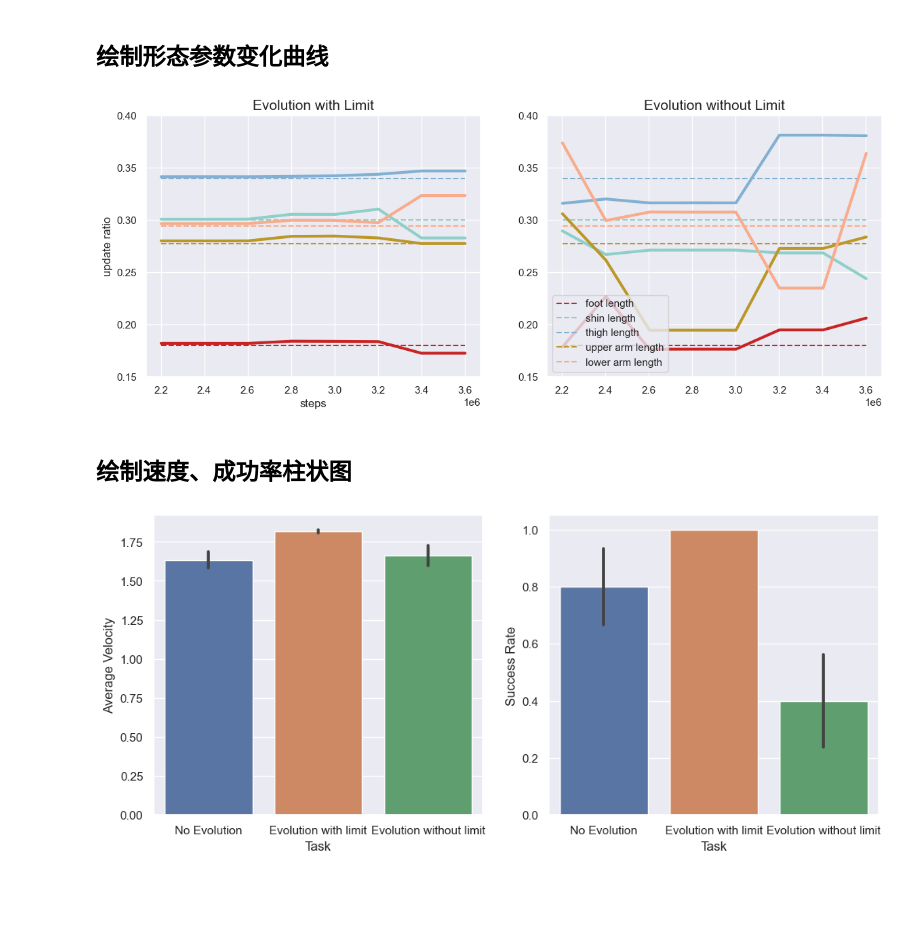
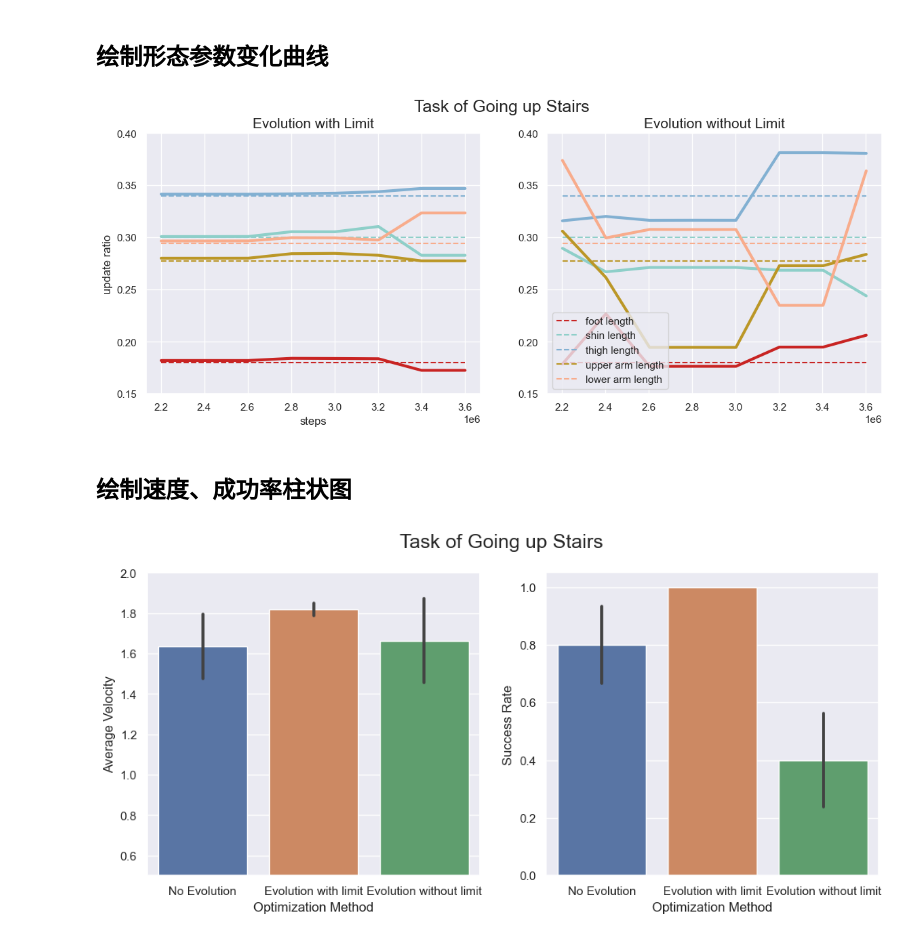
Before and after one commit to EASYMMMM/gym_RE, a Jupyter notebook: drawer.ipynb, the cells around one changed output. Saved outputs shown, nothing was run; the diff lists cells and outputs as text; code cells hidden in the pictures; blank space fills up the shorter version.

```diff
--- a/drawer.ipynb
+++ b/drawer.ipynb
@@ -300,7 +301,8 @@ evo_punish_steps = np.array(evo_punish_foot_data["Step"][:])
 #f2_rewards = np.array(no_postureR_reward_data["Value"][:])
 #f3_rewards = np.array(no_terrain_info_reward_data["Value"][:])
 
-plt.figure(1,figsize=(14, 5))
+f = plt.figure(1,figsize=(14, 5))
+f.suptitle('Task of Going up Stairs',fontsize=18)
 plt.subplot(1,2,1)
 
 linestyle=':'
@@ -333,49 +335,50 @@ f2_steps = np.array(no_postureR_eplen_data["Step"][:])
 f3_steps = np.array(no_terrain_info_eplen_data["Step"][:])
 f1_eplen = np.array(normal_eplen_data["Value"][:])
 f2_eplen = np.array(no_postureR_eplen_data["Value"][:])
 f3_eplen = np.array(no_terrain_info_eplen_data["Value"][:])
 '''
 evo_steps = np.array(evo_foot_data["Step"][:])
 plt.subplot(1,2,2)
 
 
 plt.plot(evo_punish_steps, foot_ori,linestyle='--',color='#C82423',linewidth = 1.5)
 plt.plot(evo_punish_steps, shin_ori,linestyle='--',color='#8ECFC9',linewidth = 1.5)
 plt.plot(evo_punish_steps, thigh_ori,linestyle='--',color='#82B0D2',linewidth = 1.5)
 plt.plot(evo_punish_steps, upper_arm_ori,linestyle='--',color='#BB9727',linewidth = 1.5)
 plt.plot(evo_punish_steps, lower_arm_ori,linestyle='--',color='#F8AC8C',linewidth = 1.5)
 
 
 plt.plot(evo_steps, evo_foot_data["Value"][:],color='#C82423',linewidth = 3)
 plt.plot(evo_steps, evo_shin_data["Value"][:],color='#8ECFC9',linewidth = 3)
 plt.plot(evo_steps, evo_thigh_data["Value"][:],color='#82B0D2',linewidth = 3)
 plt.plot(evo_steps, evo_upper_arm_data["Value"][:],color='#BB9727',linewidth = 3)
 plt.plot(evo_steps, evo_lower_arm_data["Value"][:],color='#F8AC8C',linewidth = 3)
 plt.ylim([0.15,0.40])
 #plt.legend(["foot length","shin length","thigh length", "upper arm length", "lower arm length"])
 plt.legend(["foot length","shin length","thigh length", "upper arm length", "lower arm length"],loc="lower left")
 plt.title("Evolution without Limit",fontsize=15)
 #plt.legend(["Proposed model","Proposed model without posture reward","Proposed model without terrain info"])
 
 plt.savefig(f'screenshot/steps_EVO_design_params.png', dpi=400)
 plt.show()
 # %% [output]
-[figure, old version]
+[figure, new version]
 # %% [markdown]
 ## 绘制速度、成功率柱状图
 # %%
 exp_data = pd.read_csv('experiments\\steps_evo_s1\\exp.csv')
 #exp_data.head()
 #task = exp_data["Task"][:]
-plt.figure(1,figsize=(12, 5))
+f= plt.figure(1,figsize=(12, 5))
+f.suptitle('Task of Going up Stairs',fontsize=18)
 plt.subplot(1,2,1)
-sns.barplot(x="Task", y="Ave_V", data=exp_data,errorbar="se") #standard error
+sns.barplot(x="Optimization Method", y="Ave_V", data=exp_data,errorbar="sd") #standard error
 plt.ylabel('Average Velocity')
-
+plt.ylim([0.5,2.0])
 plt.subplot(1,2,2)
-sns.barplot(x="Task", y="Success", data=exp_data,errorbar="se") #standard error
+sns.barplot(x="Optimization Method", y="Success", data=exp_data,errorbar="se") #standard error
 plt.ylabel('Success Rate')
 plt.savefig(f'screenshot/steps_EVO_barplot.png', dpi=500)
 plt.show()
 # %% [output]
-[figure, old version]
+[figure, new version]
```
Also changed, not shown: parts of 8 cells of this notebook, 29 other files.
